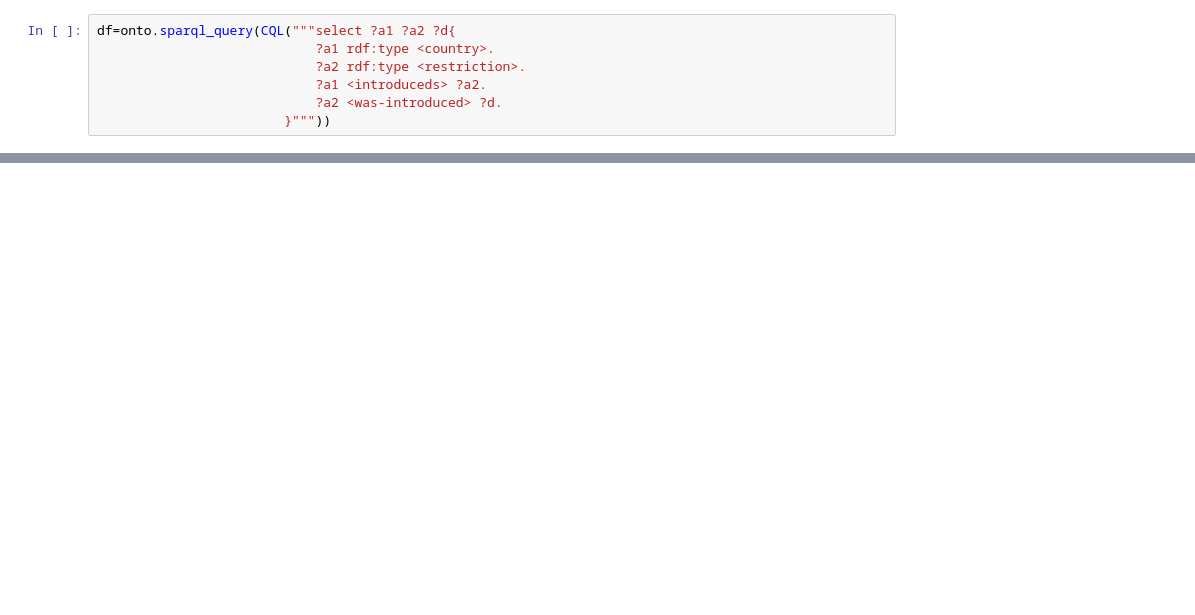
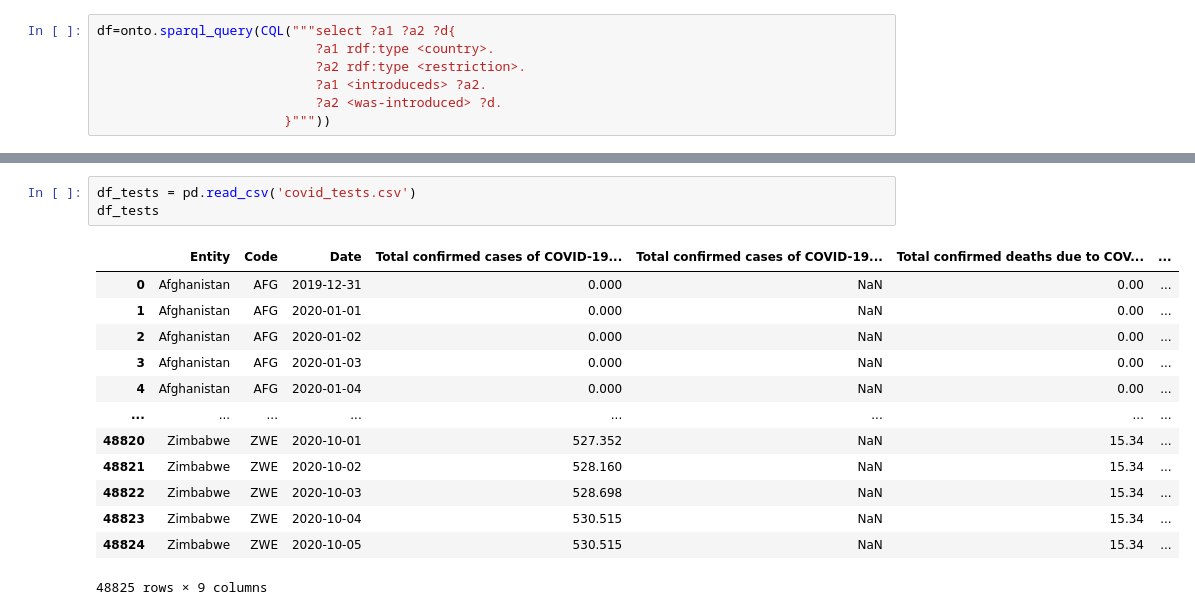
Before and after one commit to cognitum-octopus/cognipy, a Jupyter notebook: examples/Notebooks/Covid/Virus.ipynb, the cells around one changed output, grey strips where cells are left out. Drawn from its saved outputs; the diff is of its cells as text; blank space fills up the shorter version.

```diff
--- a/examples/Notebooks/Covid/Virus.ipynb
+++ b/examples/Notebooks/Covid/Virus.ipynb
@@ -56,2 +87,19 @@ df
+# %%
+df_tests = pd.read_csv('covid_tests.csv')
+df_tests
+# %% [output]
+|  | Entity | Code | Date | Total confirmed cases of COVID-19... | Total confirmed cases of COVID-19... | Total confirmed deaths due to COV... | ... |
+| 0 | Afghanistan | AFG | 2019-12-31 | 0.000 | NaN | 0.00 | ... |
+| 1 | Afghanistan | AFG | 2020-01-01 | 0.000 | NaN | 0.00 | ... |
+| 2 | Afghanistan | AFG | 2020-01-02 | 0.000 | NaN | 0.00 | ... |
+| 3 | Afghanistan | AFG | 2020-01-03 | 0.000 | NaN | 0.00 | ... |
+| 4 | Afghanistan | AFG | 2020-01-04 | 0.000 | NaN | 0.00 | ... |
+| ... | ... | ... | ... | ... | ... | ... | ... |
+| 48820 | Zimbabwe | ZWE | 2020-10-01 | 527.352 | NaN | 15.34 | ... |
+| 48821 | Zimbabwe | ZWE | 2020-10-02 | 528.160 | NaN | 15.34 | ... |
+| 48822 | Zimbabwe | ZWE | 2020-10-03 | 528.698 | NaN | 15.34 | ... |
+| 48823 | Zimbabwe | ZWE | 2020-10-04 | 530.515 | NaN | 15.34 | ... |
+| 48824 | Zimbabwe | ZWE | 2020-10-05 | 530.515 | NaN | 15.34 | ... |
+48825 rows × 9 columns
 # %%
 df.set_index("d").resample("d").join(case.set_index("date"))
```
Also changed, not shown: parts of 6 cells of this notebook.
